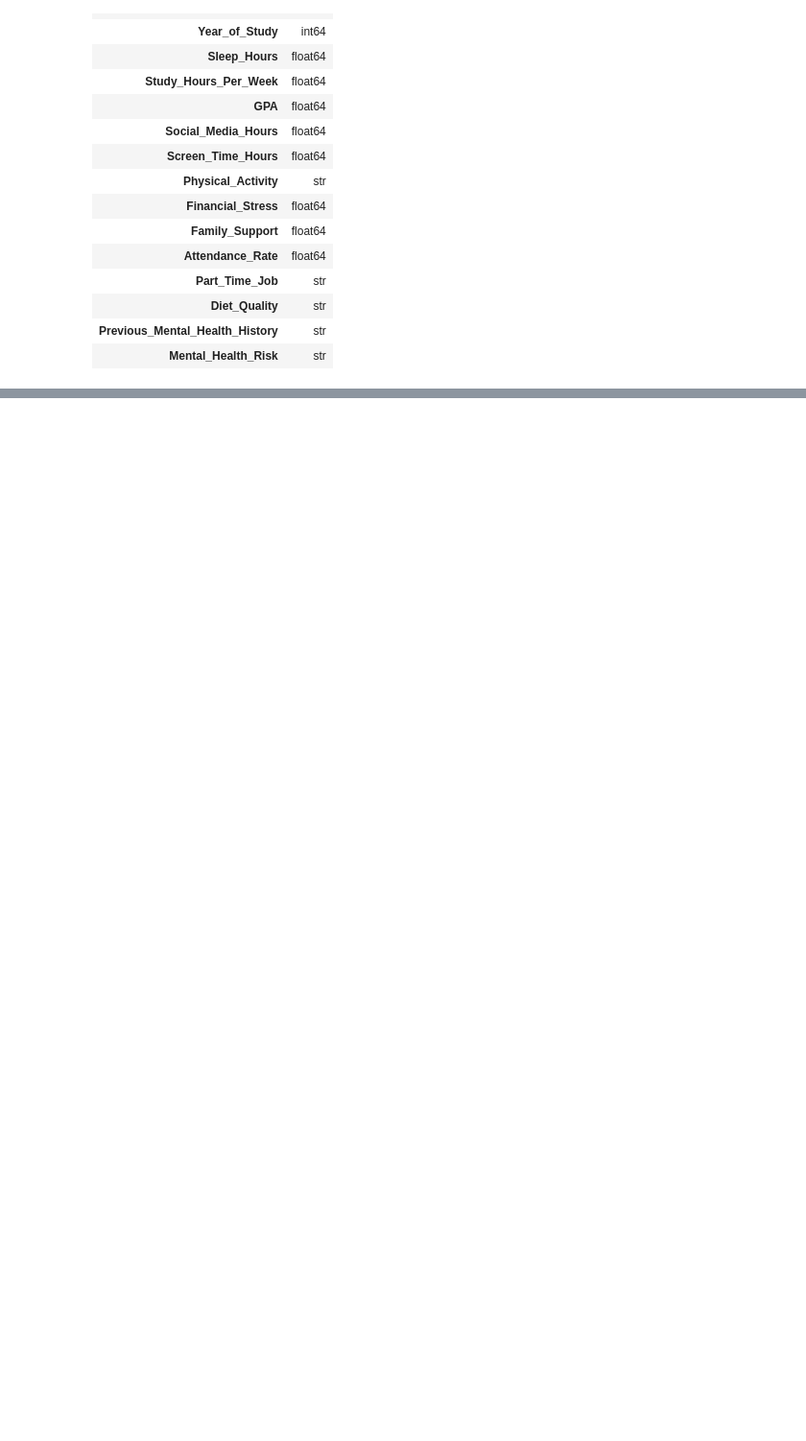
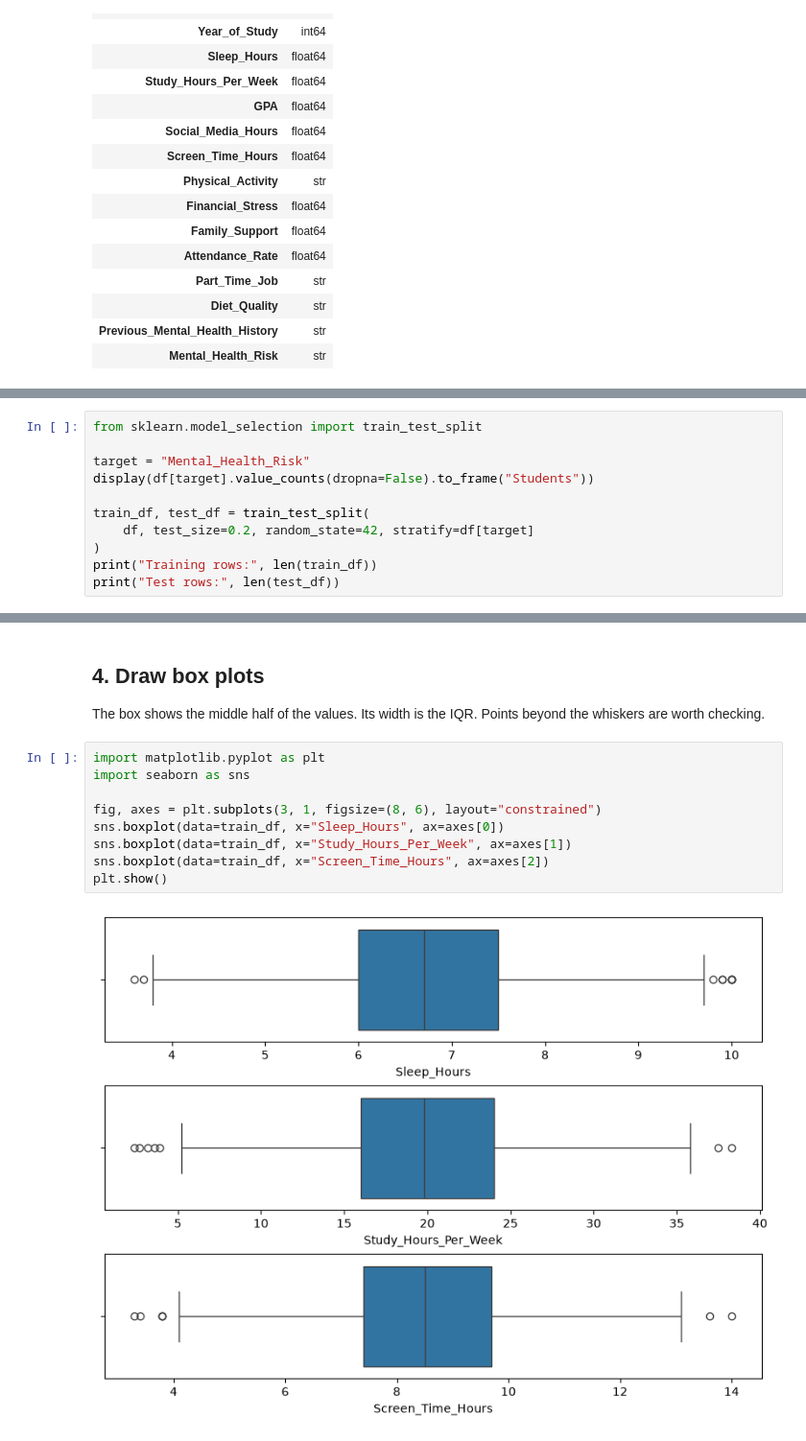
Before and after one commit to Void01014/Mental-Health, a Jupyter notebook: notebooks/Notebook.ipynb, the cells around one changed output, grey strips where cells are left out. Shown at 96% size. Saved outputs shown, nothing was run; the diff lists cells and outputs as text; blank space fills up the shorter version.

```diff
--- a/notebooks/Notebook.ipynb
+++ b/notebooks/Notebook.ipynb
@@ -75,0 +76,11 @@ df.describe()
+# %%
+from sklearn.model_selection import train_test_split
+
+target = "Mental_Health_Risk"
+display(df[target].value_counts(dropna=False).to_frame("Students"))
+
+train_df, test_df = train_test_split(
+    df, test_size=0.2, random_state=42, stratify=df[target]
+)
+print("Training rows:", len(train_df))
+print("Test rows:", len(test_df))
@@ -75,0 +95,15 @@ df.describe()
+# %% [markdown]
+## 4. Draw box plots
+
+The box shows the middle half of the values. Its width is the IQR. Points beyond the whiskers are worth checking.
+# %%
+import matplotlib.pyplot as plt
+import seaborn as sns
+
+fig, axes = plt.subplots(3, 1, figsize=(8, 6), layout="constrained")
+sns.boxplot(data=train_df, x="Sleep_Hours", ax=axes[0])
+sns.boxplot(data=train_df, x="Study_Hours_Per_Week", ax=axes[1])
+sns.boxplot(data=train_df, x="Screen_Time_Hours", ax=axes[2])
+plt.show()
+# %% [output]
+[figure, added]
```
Also changed, not shown: parts of 26 cells of this notebook, 4 other files.
